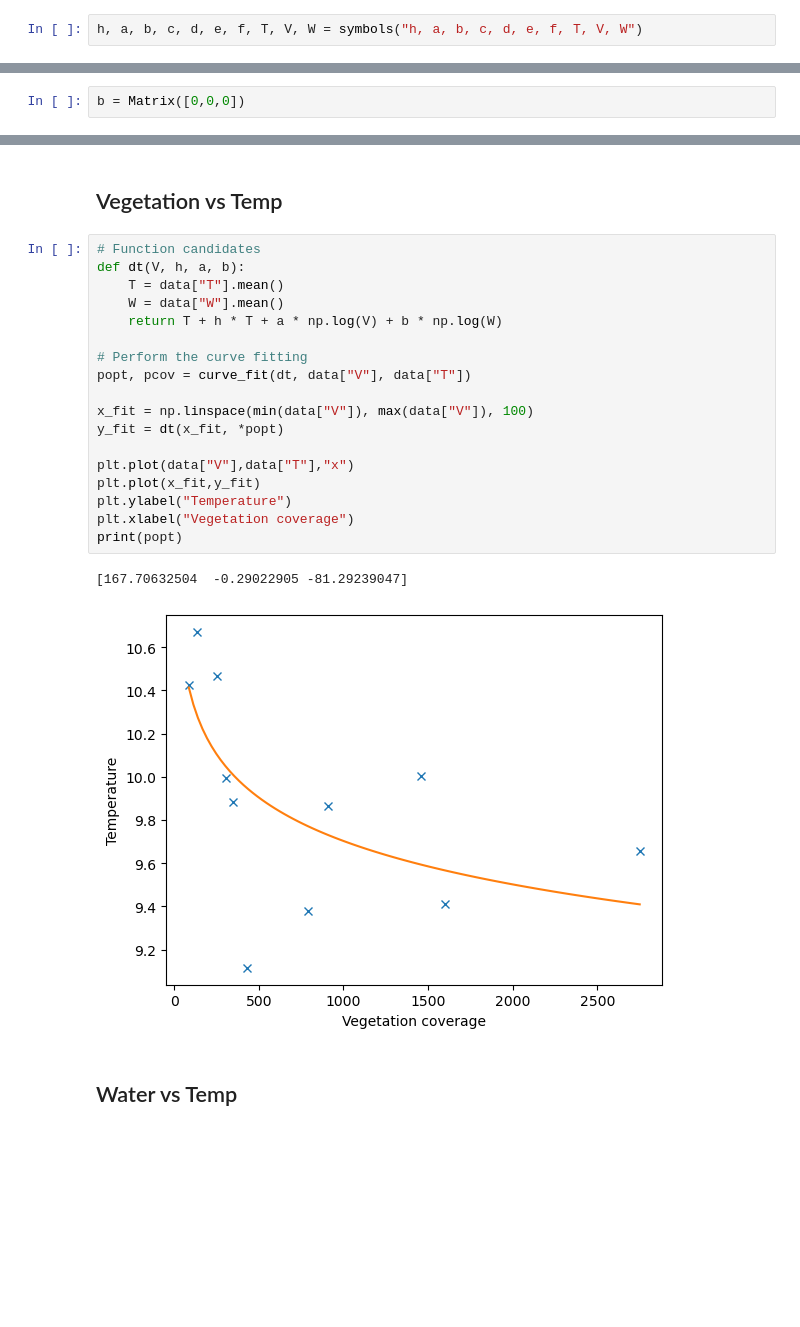
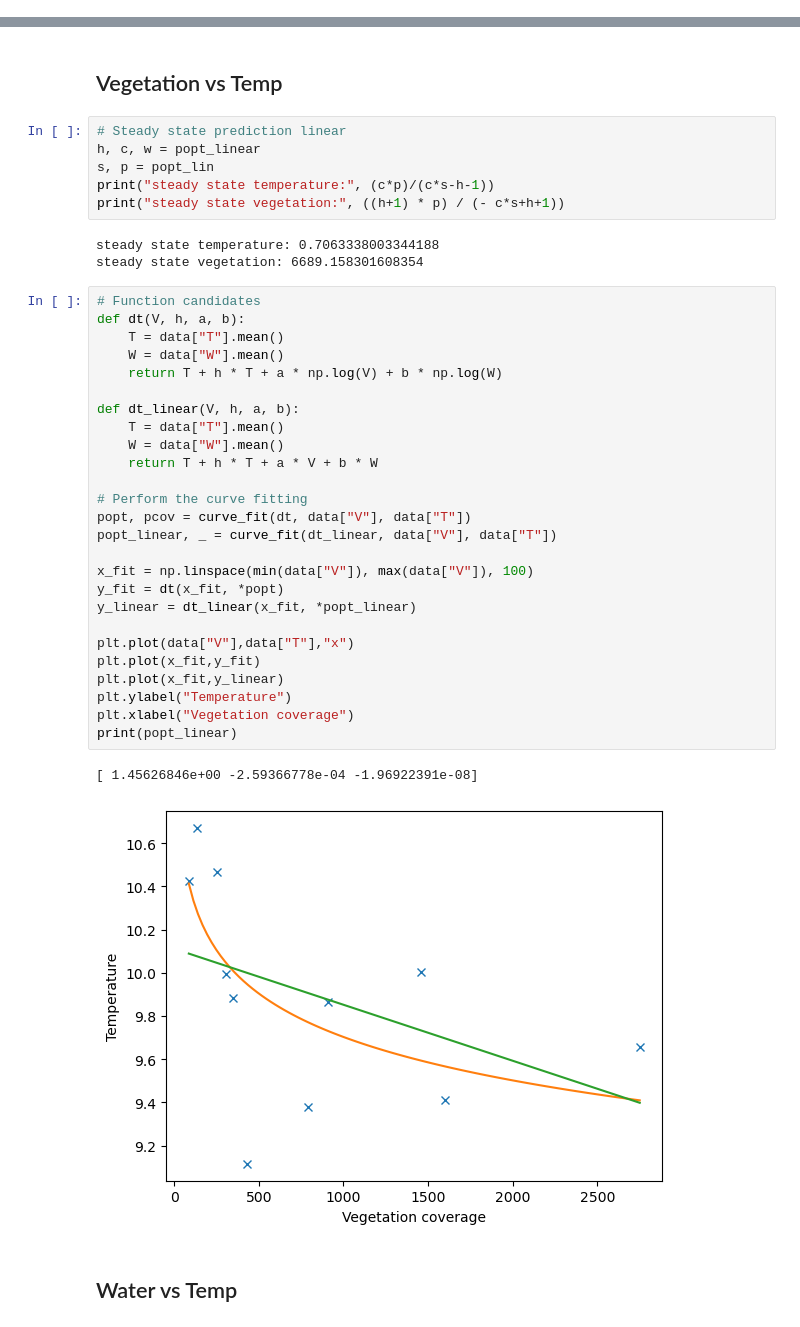
Before and after one commit to Max10-afk/comp_ecology, a Jupyter notebook: scripts/plotting.ipynb, the cells around one changed output, grey strips where cells are left out. Drawn from its saved outputs; the diff is of its cells as text; blank space fills up the shorter version.

```diff
--- a/scripts/plotting.ipynb
+++ b/scripts/plotting.ipynb
@@ -9,2 +5,0 @@ init_printing(use_unicode=True)
-# %%
-h, a, b, c, d, e, f, T, V, W = symbols("h, a, b, c, d, e, f, T, V, W")
@@ -15,2 +5,0 @@ A
-# %%
-b = Matrix([0,0,0])
@@ -52,27 +37,44 @@ data
 | 10 | Stuttgart | 346.676089 | 9.885315 | 1.691976e+07 |
 # %% [markdown]
 ## Vegetation vs Temp
+# %%
+# Steady state prediction linear
+h, c, w = popt_linear
+s, p = popt_lin
+print("steady state temperature:", (c*p)/(c*s-h-1))
+print("steady state vegetation:", ((h+1) * p) / (- c*s+h+1))
+# %% [output]
+steady state temperature: 0.7063338003344188
+steady state vegetation: 6689.158301608354
 # %%
 # Function candidates
 def dt(V, h, a, b):
     T = data["T"].mean()
     W = data["W"].mean()
     return T + h * T + a * np.log(V) + b * np.log(W)
 
+def dt_linear(V, h, a, b):
+    T = data["T"].mean()
+    W = data["W"].mean()
+    return T + h * T + a * V + b * W
+
 # Perform the curve fitting
 popt, pcov = curve_fit(dt, data["V"], data["T"])
+popt_linear, _ = curve_fit(dt_linear, data["V"], data["T"])
 
 x_fit = np.linspace(min(data["V"]), max(data["V"]), 100)
 y_fit = dt(x_fit, *popt)
+y_linear = dt_linear(x_fit, *popt_linear)
 
 plt.plot(data["V"],data["T"],"x")
 plt.plot(x_fit,y_fit)
+plt.plot(x_fit,y_linear)
 plt.ylabel("Temperature")
 plt.xlabel("Vegetation coverage")
-print(popt)
+print(popt_linear)
 # %% [output]
-[167.70632504  -0.29022905 -81.29239047]
+[ 1.45626846e+00 -2.59366778e-04 -1.96922391e-08]
-[figure, old version]
+[figure, new version]
 # %% [markdown]
 ## Water vs Temp
 # %%
```
Also changed, not shown: parts of 10 cells of this notebook.
